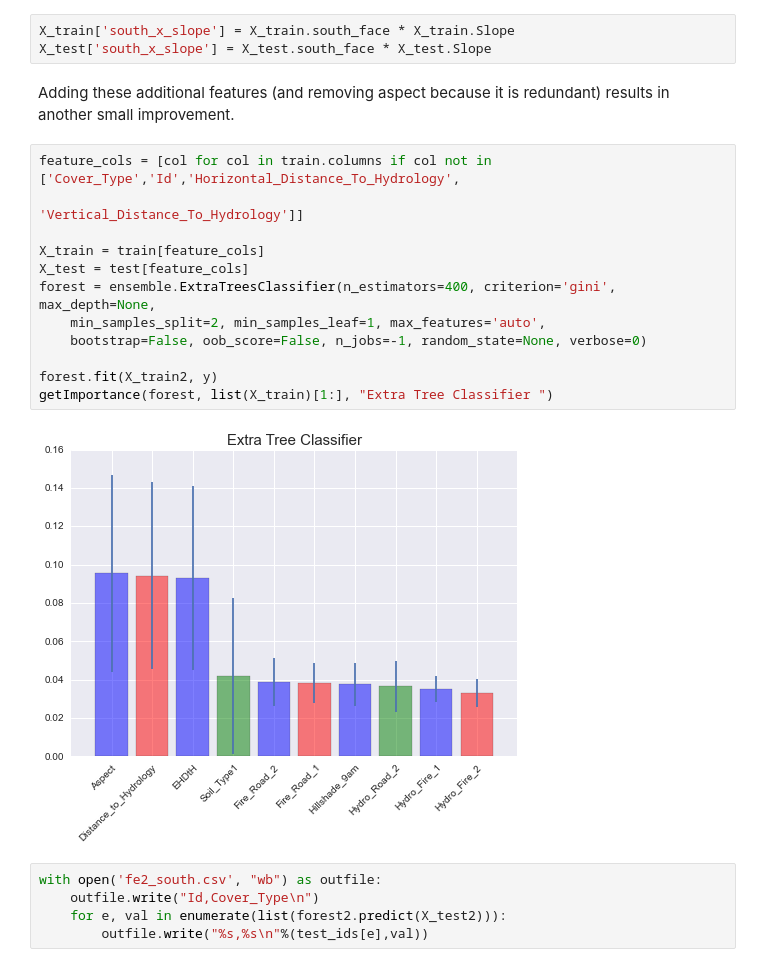
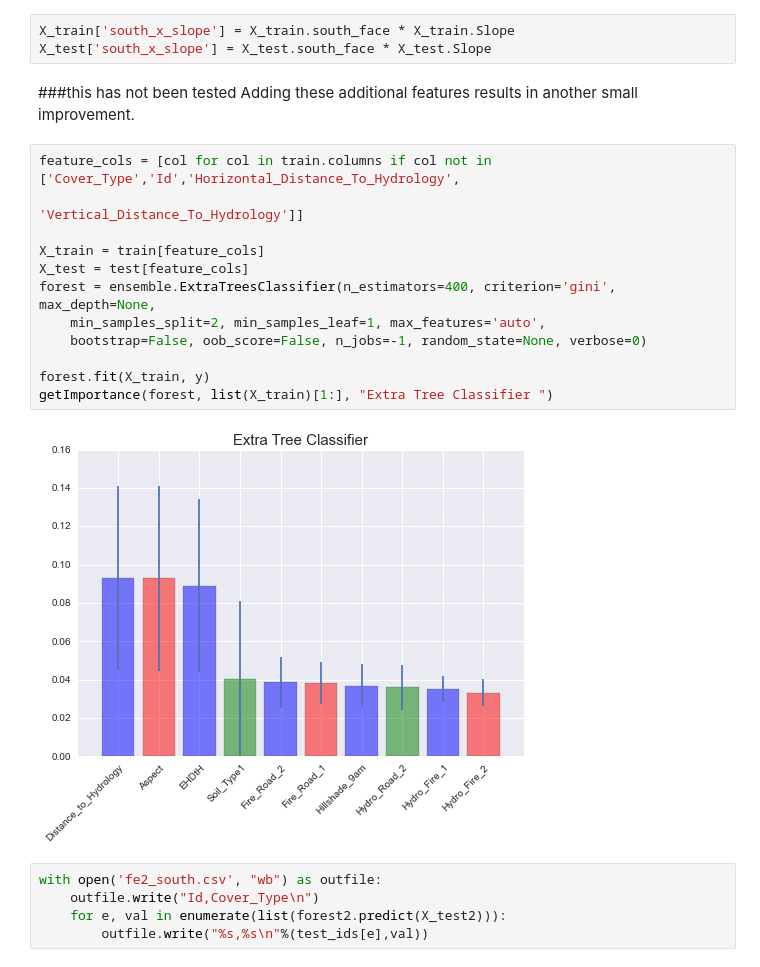
Before and after one commit to kevinallen/w207-forestcover, a Jupyter notebook: forestCover_final_python2.ipynb, the cells around one changed output. Saved outputs shown, nothing was run; the diff lists cells and outputs as text.

```diff
--- a/forestCover_final_python2.ipynb
+++ b/forestCover_final_python2.ipynb
@@ -343,21 +345,22 @@ The effect of sunlight and temperature on northernly facing hillsides is amplifi
 X_train['south_x_slope'] = X_train.south_face * X_train.Slope
 X_test['south_x_slope'] = X_test.south_face * X_test.Slope
 # %% [markdown]
-Adding these additional features (and removing aspect because it is redundant) results in another small improvement.
+###this has not been tested
+Adding these additional features results in another small improvement.
 # %%
 feature_cols = [col for col in train.columns if col not in ['Cover_Type','Id','Horizontal_Distance_To_Hydrology',
                                                             'Vertical_Distance_To_Hydrology']]
 
 X_train = train[feature_cols]
 X_test = test[feature_cols]
 forest = ensemble.ExtraTreesClassifier(n_estimators=400, criterion='gini', max_depth=None,
     min_samples_split=2, min_samples_leaf=1, max_features='auto',
     bootstrap=False, oob_score=False, n_jobs=-1, random_state=None, verbose=0)
 
-forest.fit(X_train2, y)
+forest.fit(X_train, y)
 getImportance(forest, list(X_train)[1:], "Extra Tree Classifier ")
 # %% [output]
-[figure, old version]
+[figure, new version]
 # %%
 with open('fe2_south.csv', "wb") as outfile:
     outfile.write("Id,Cover_Type\n")
```
Also changed, not shown: parts of 7 cells of this notebook.
